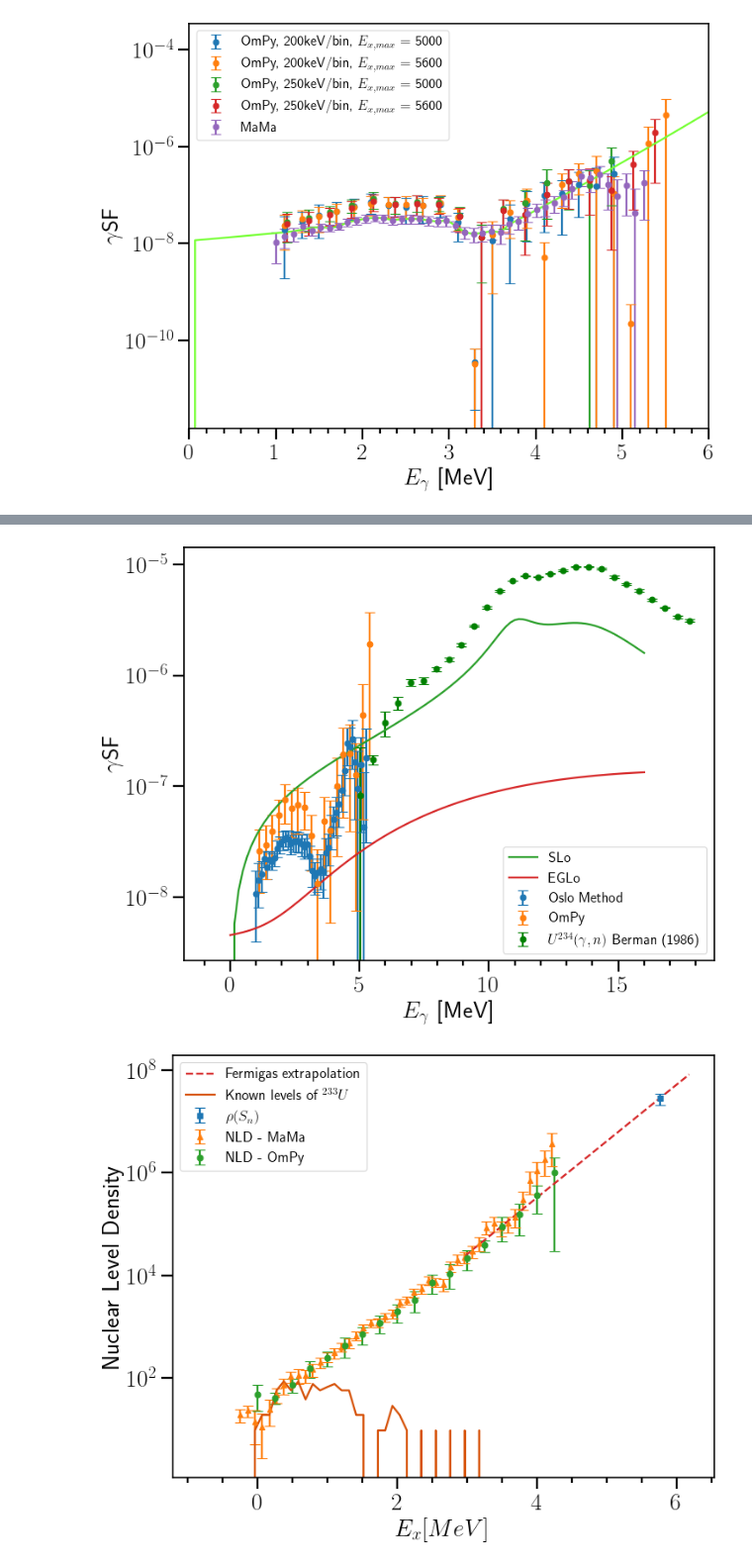
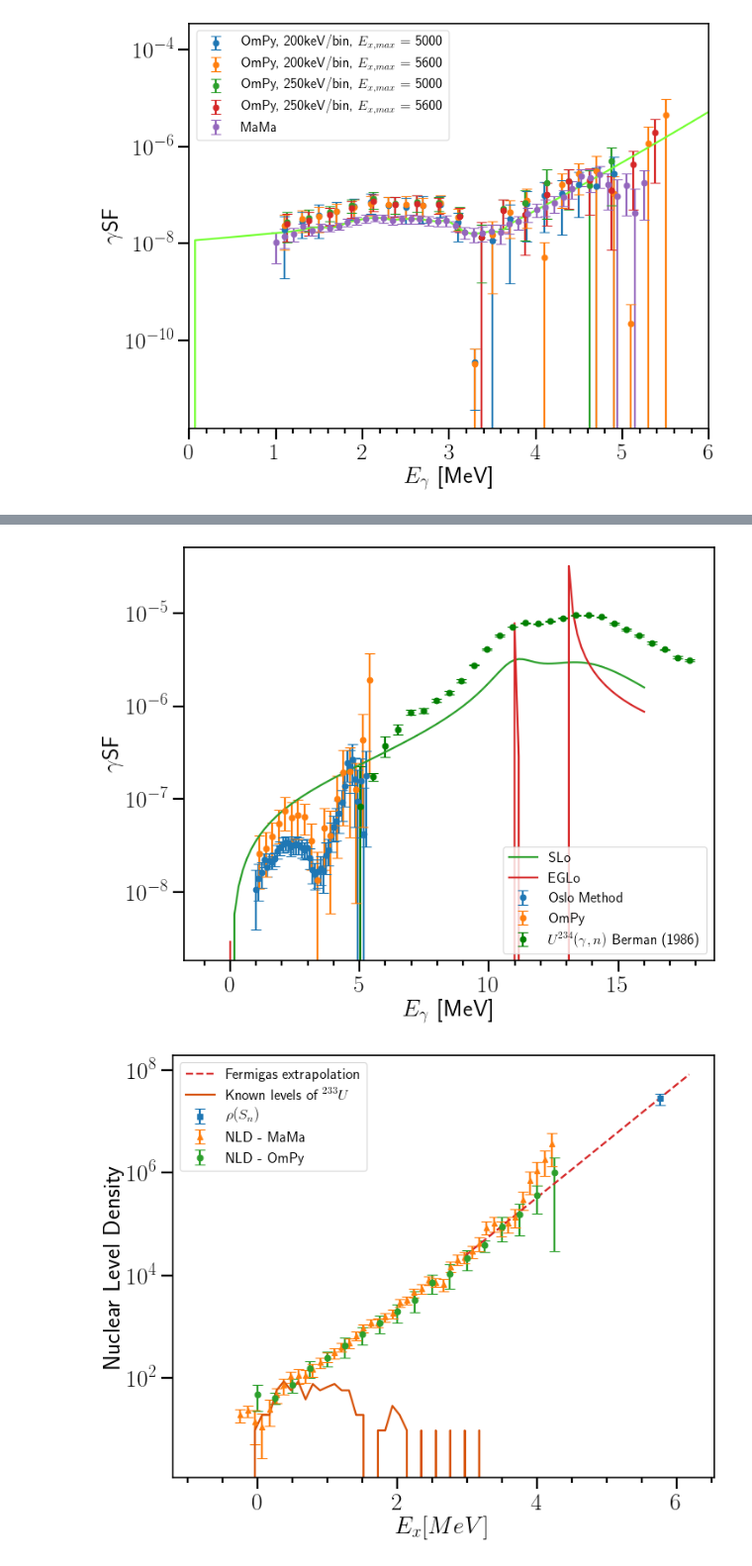
Before and after one commit to tellefs/MasterThesis, a Jupyter notebook: plotting/analysis_plots.ipynb, the cells around one changed output, grey strips where cells are left out. Shown at 99% size. Cells and saved outputs as stored; diff of their text form; code cells hidden in the pictures.

```diff
--- a/plotting/analysis_plots.ipynb
+++ b/plotting/analysis_plots.ipynb
@@ -360,40 +362,6 @@ Theoretical Predictions of GDR Parameters
 # %% [markdown]
 Fit to resonances of gsf
 # %%
-#declare constants
-
-#From Ripl-3
-Gamma_r1 = 1.78 #FWHM of resonance
-E_r1 = 11.10 #energy of resonance
-sigma_r1 = 313.5 #cross section of resonance
-
-
-Gamma_r2 = 5.26
-E_r2 = 13.97
-sigma_r2 = 958.4
-
-#From Berman et. al 1986
-Gamma_r1 = 1.94 #FWHM of resonance
-E_r1 = 11.08 #energy of resonance
-sigma_r1 = 221 #cross section of resonance
-
-
-Gamma_r2 = 5.47
-E_r2 = 13.86
-sigma_r2 = 433
-
-
-#own fit
-Gamma_r1 = 1.94 #FWHM of resonance
-E_r1 = 11.08 #energy of resonance
-sigma_r1 = 221 #cross section of resonance
-
-
-Gamma_r2 = 5.47
-E_r2 = 13.86
-sigma_r2 = 433
-
-
 
 factor = 8.6737e-8 # pi**2 * hbar**2 * c**2 in in mb^(-1) MeV^(-2)
 
@@ -450,7 +418,6 @@ def GLo(E_gamma, Gamma_r, E_r, sigma_r, T_f):
     GLo = factor * sigma_r * Gamma_r * ((E_gamma * width(E_gamma, Gamma_r, E_r, T_f)) / denominator + 0.7 * width(0, Gamma_r, E_r, T_f) / E_r**3)
     return GLo
 
-
 def strength_function_fit(E_gamma, Gamma_r_GLo1, E_r_GLo1, sigma_r_GLo1,
                       Gamma_r_GLo2, E_r_GLo2, sigma_r_GLo2, T_f_GLo,
                       Gamma_r_pyg1, E_r_pyg1, sigma_r_pyg1,
@@ -521,34 +565,34 @@ fig.show()
 # %%
 fig, ax = plt.subplots()
 
 #This experiment
 ax.errorbar(x=energy_gsf_om, y=gsf_om, yerr=gsf_om_error, marker='o', linestyle='', label='Oslo Method')
 ax.errorbar(x=energy_gsf_ompy, y=gsf_ompy_median, yerr=gsf_ompy_error, marker='o', linestyle='', label='OmPy')
 
 
 #Experimental
 ax.errorbar(energy_exp1, gsf_exp1, yerr=gsf_exp1_error, x_err=None, fmt="o", color='green', label="$U^{234}(\gamma,n)$ Berman (1986)")
 
 #Theoretical
 energy_plotting = np.linspace(0, 16, 100)
 ax.plot(energy_plotting, SLo(energy_plotting, Gamma_r1, E_r1, sigma_r1) + SLo(energy_plotting, Gamma_r2, E_r2, sigma_r2), label='SLo')
 
 
-ax.plot(energy_plotting, EGLo(energy_plotting, Gamma_r1, E_r1, sigma_r1, 0.42) + EGLo(energy_plotting, Gamma_r2, E_r2, sigma_r2, T_f), label='EGLo')
+ax.plot(energy_plotting, GLo(energy_plotting, Gamma_r1, E_r1, sigma_r1, T_f) + GLo(energy_plotting, Gamma_r2, E_r2, sigma_r2, T_f), label='EGLo')
 
 
 #ax.set_ylim(1e-8, 1e-5)
 #ax.set_xlim(0, 7)
 ax.set_yscale('log')
 ax.yaxis.set_minor_locator(AutoMinorLocator())
 ax.xaxis.set_minor_locator(AutoMinorLocator())
 ax.set_xlabel('$E_\gamma$  [MeV]')
 ax.set_ylabel('$\gamma$SF')
 ax.legend(fontsize=15)
 
 fig.show()
 # %% [output]
-[figure, old version]
+[figure, new version]
 # %%
 fig, ax = plt.subplots()
 
```
Also changed, not shown: parts of 8 cells of this notebook.
